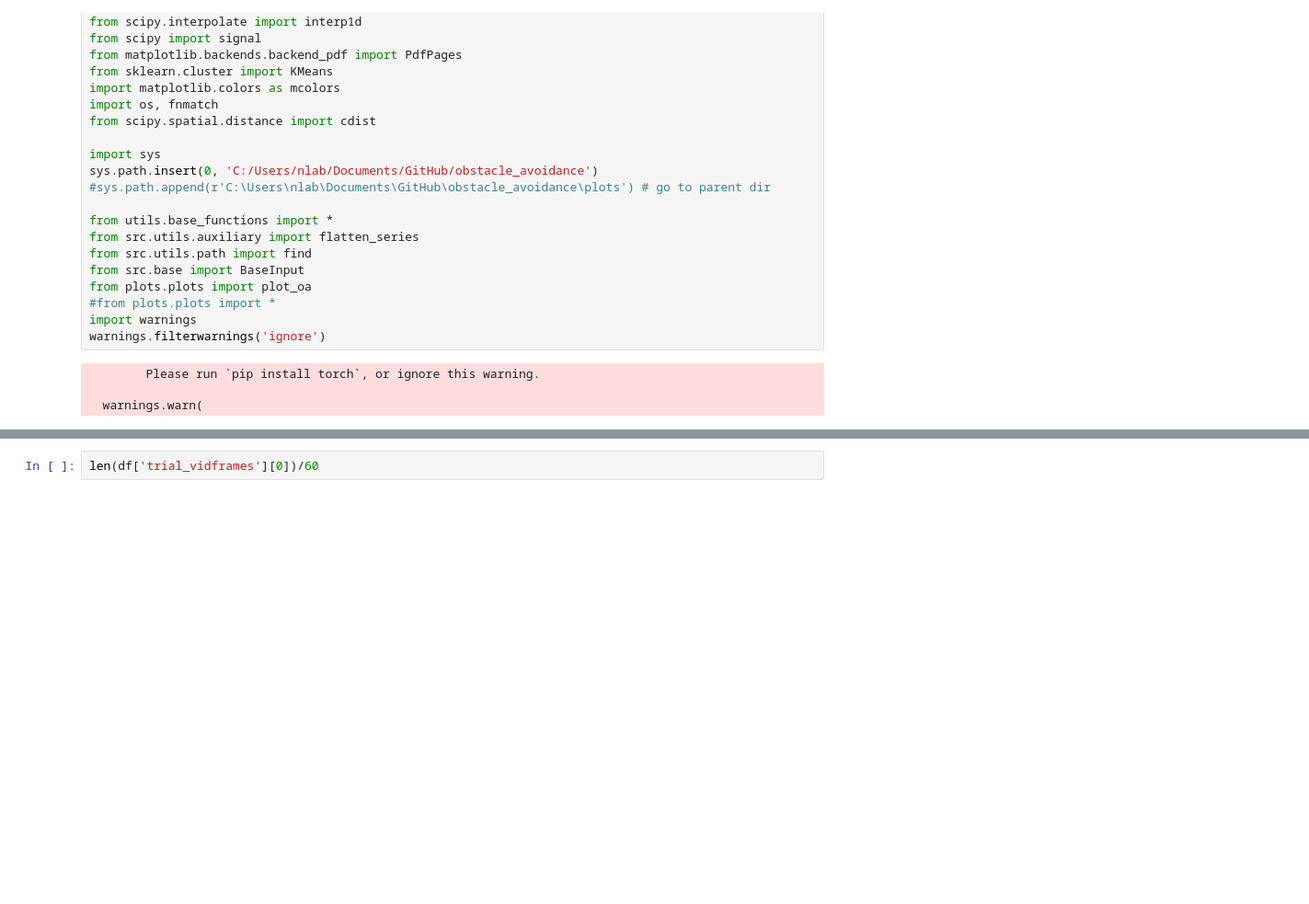
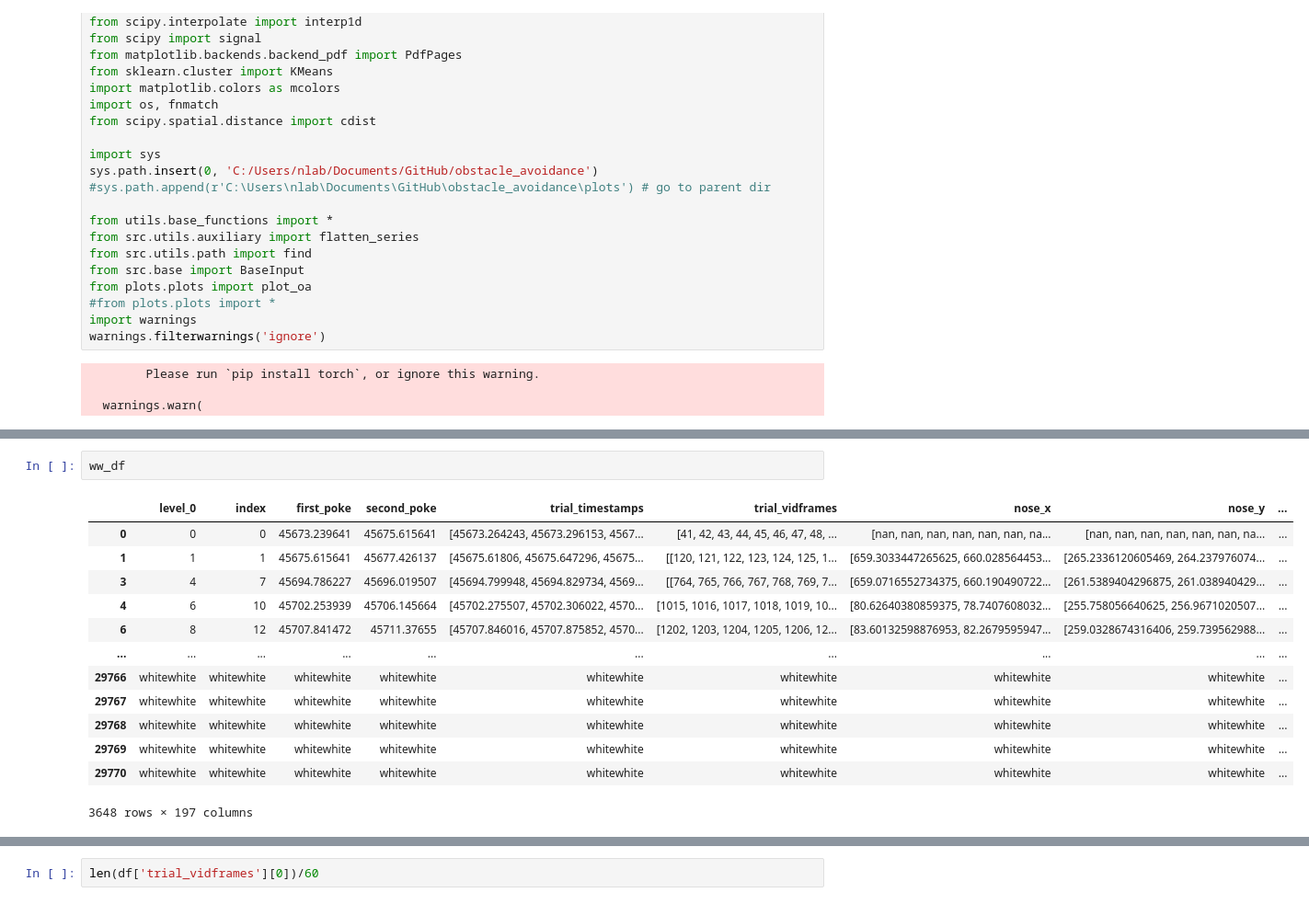
Before and after one commit to msidikpr/obstacle_avoidance, a Jupyter notebook: plots/notebooks/condition.ipynb, the cells around one changed output, grey strips where cells are left out. Shown at 92% size. Drawn from its saved outputs; the diff is of its cells as text; blank space fills up the shorter version.

```diff
--- a/plots/notebooks/condition.ipynb
+++ b/plots/notebooks/condition.ipynb
@@ -87,0 +86,16 @@ NameError: name 'bn_df' is not defined
+# %%
+ww_df
+# %% [output]
+|  | level_0 | index | first_poke | second_poke | trial_timestamps | trial_vidframes | nose_x | nose_y | ... |
+| 0 | 0 | 0 | 45673.239641 | 45675.615641 | [45673.264243, 45673.296153, 4567... | [41, 42, 43, 44, 45, 46, 47, 48, ... | [nan, nan, nan, nan, nan, nan, na... | [nan, nan, nan, nan, nan, nan, na... | ... |
+| 1 | 1 | 1 | 45675.615641 | 45677.426137 | [45675.61806, 45675.647296, 45675... | [[120, 121, 122, 123, 124, 125, 1... | [659.3033447265625, 660.028564453... | [265.2336120605469, 264.237976074... | ... |
+| 3 | 4 | 7 | 45694.786227 | 45696.019507 | [45694.799948, 45694.829734, 4569... | [[764, 765, 766, 767, 768, 769, 7... | [659.0716552734375, 660.190490722... | [261.5389404296875, 261.038940429... | ... |
+| 4 | 6 | 10 | 45702.253939 | 45706.145664 | [45702.275507, 45702.306022, 4570... | [1015, 1016, 1017, 1018, 1019, 10... | [80.62640380859375, 78.7407608032... | [255.758056640625, 256.9671020507... | ... |
+| 6 | 8 | 12 | 45707.841472 | 45711.37655 | [45707.846016, 45707.875852, 4570... | [1202, 1203, 1204, 1205, 1206, 12... | [83.60132598876953, 82.2679595947... | [259.0328674316406, 259.739562988... | ... |
+| ... | ... | ... | ... | ... | ... | ... | ... | ... | ... |
+| 29766 | whitewhite | whitewhite | whitewhite | whitewhite | whitewhite | whitewhite | whitewhite | whitewhite | ... |
+| 29767 | whitewhite | whitewhite | whitewhite | whitewhite | whitewhite | whitewhite | whitewhite | whitewhite | ... |
+| 29768 | whitewhite | whitewhite | whitewhite | whitewhite | whitewhite | whitewhite | whitewhite | whitewhite | ... |
+| 29769 | whitewhite | whitewhite | whitewhite | whitewhite | whitewhite | whitewhite | whitewhite | whitewhite | ... |
+| 29770 | whitewhite | whitewhite | whitewhite | whitewhite | whitewhite | whitewhite | whitewhite | whitewhite | ... |
+3648 rows × 197 columns
```
Also changed, not shown: parts of 12 cells of this notebook, 1 other file.
